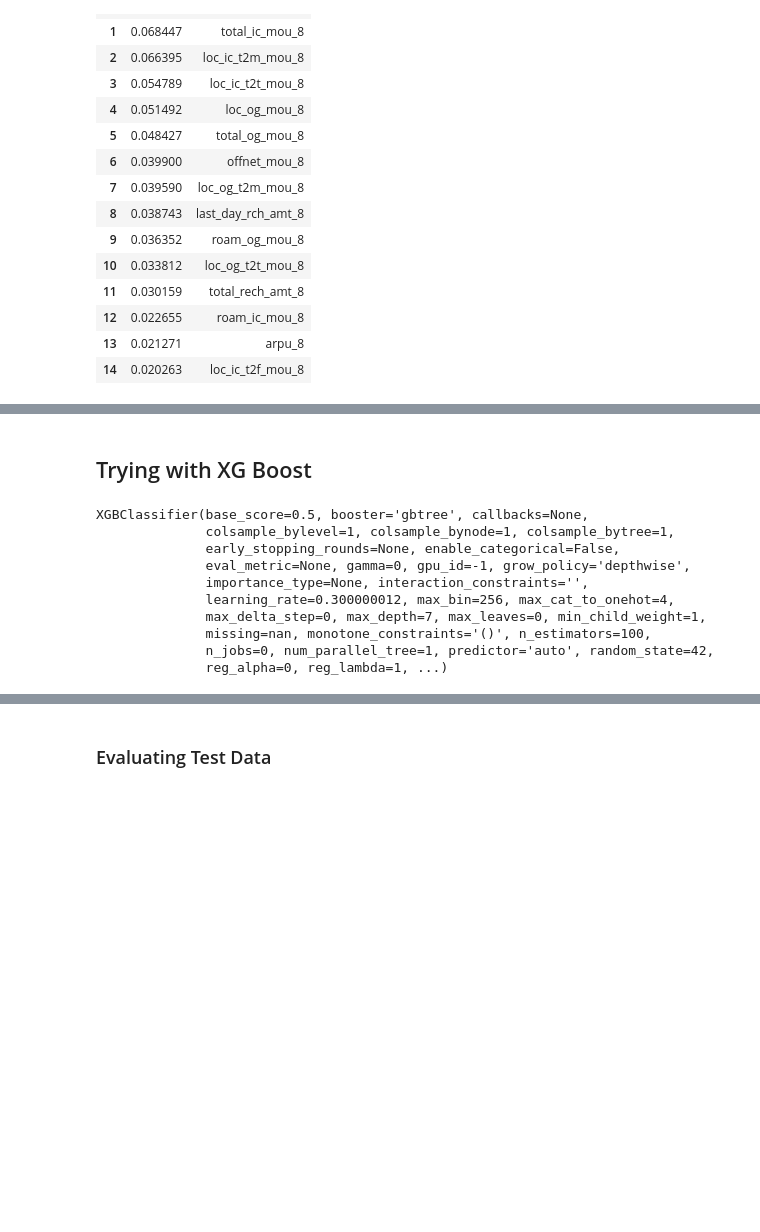
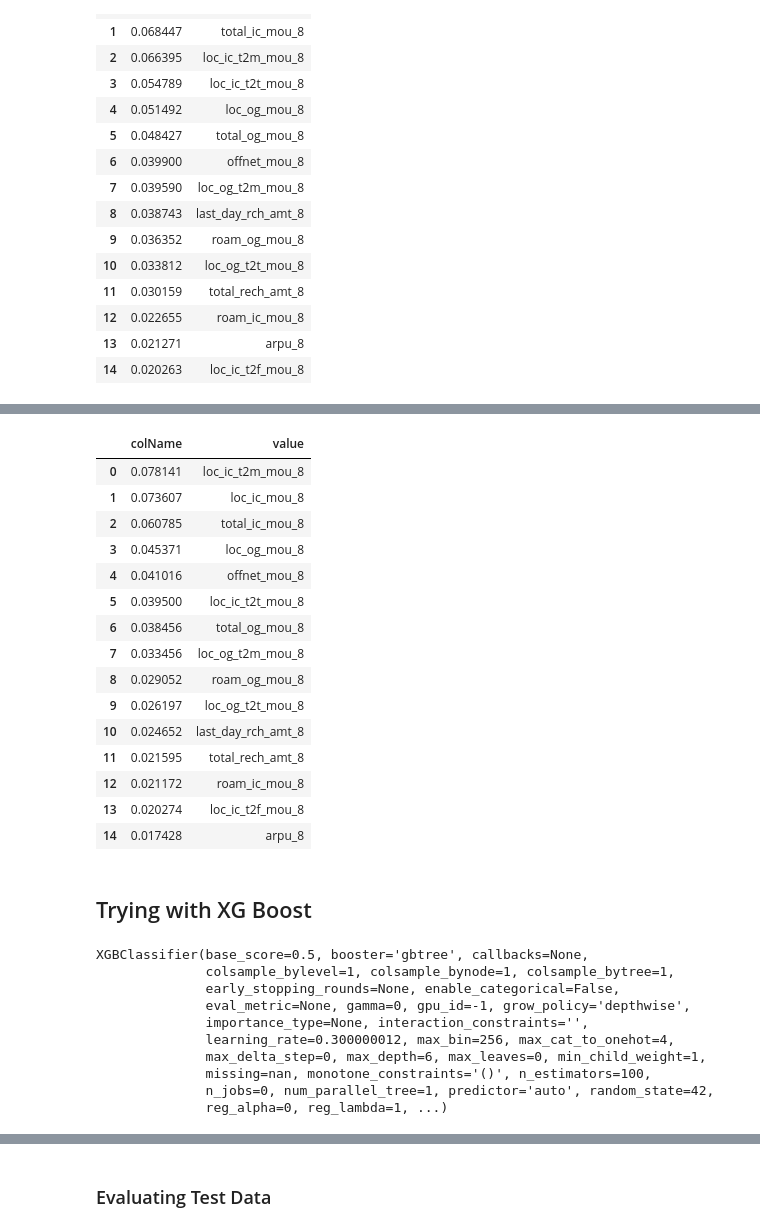
Before and after one commit to m-sukumar/Telecom-Churn-Case-Study, a Jupyter notebook: Telecom_Churn_Case_Study.ipynb, the cells around one changed output, grey strips where cells are left out. Drawn from its saved outputs; the diff is of its cells as text; code cells hidden in the pictures; blank space fills up the shorter version.

```diff
--- a/Telecom_Churn_Case_Study.ipynb
+++ b/Telecom_Churn_Case_Study.ipynb
@@ -661,10 +637,33 @@ RandomForestClassifier(class_weight='balanced', max_depth=20,
+# %%
+importances = rfc_best.feature_importances_
+col_names =  X.columns
+
+RF_feature_importance = pd.DataFrame(sorted(zip(importances, list(col_names)), reverse=True),columns=['colName','value'])
+RF_feature_importance.head(15)
+# %% [output]
+|  | colName | value |
+| 0 | 0.078141 | loc_ic_t2m_mou_8 |
+| 1 | 0.073607 | loc_ic_mou_8 |
+| 2 | 0.060785 | total_ic_mou_8 |
+| 3 | 0.045371 | loc_og_mou_8 |
+| 4 | 0.041016 | offnet_mou_8 |
+| 5 | 0.039500 | loc_ic_t2t_mou_8 |
+| 6 | 0.038456 | total_og_mou_8 |
+| 7 | 0.033456 | loc_og_t2m_mou_8 |
+| 8 | 0.029052 | roam_og_mou_8 |
+| 9 | 0.026197 | loc_og_t2t_mou_8 |
+| 10 | 0.024652 | last_day_rch_amt_8 |
+| 11 | 0.021595 | total_rech_amt_8 |
+| 12 | 0.021172 | roam_ic_mou_8 |
+| 13 | 0.020274 | loc_ic_t2f_mou_8 |
+| 14 | 0.017428 | arpu_8 |
 # %% [markdown]
 ## Trying with XG Boost
 # %%
 from xgboost import XGBClassifier
 
 #Running the random forest with default parameters.
-xgb = XGBClassifier(random_state=42,max_depth=7)
+xgb = XGBClassifier(random_state=42)
 
 #fit
 xgb.fit(X_train_smote, y_train_smote)
@@ -675,7 +674,7 @@ XGBClassifier(base_score=0.5, booster='gbtree', callbacks=None,
               eval_metric=None, gamma=0, gpu_id=-1, grow_policy='depthwise',
               importance_type=None, interaction_constraints='',
               learning_rate=0.300000012, max_bin=256, max_cat_to_onehot=4,
-              max_delta_step=0, max_depth=7, max_leaves=0, min_child_weight=1,
+              max_delta_step=0, max_depth=6, max_leaves=0, min_child_weight=1,
               missing=nan, monotone_constraints='()', n_estimators=100,
               n_jobs=0, num_parallel_tree=1, predictor='auto', random_state=42,
               reg_alpha=0, reg_lambda=1, ...)
```
Also changed, not shown: parts of 91 cells of this notebook, 2 other files.
